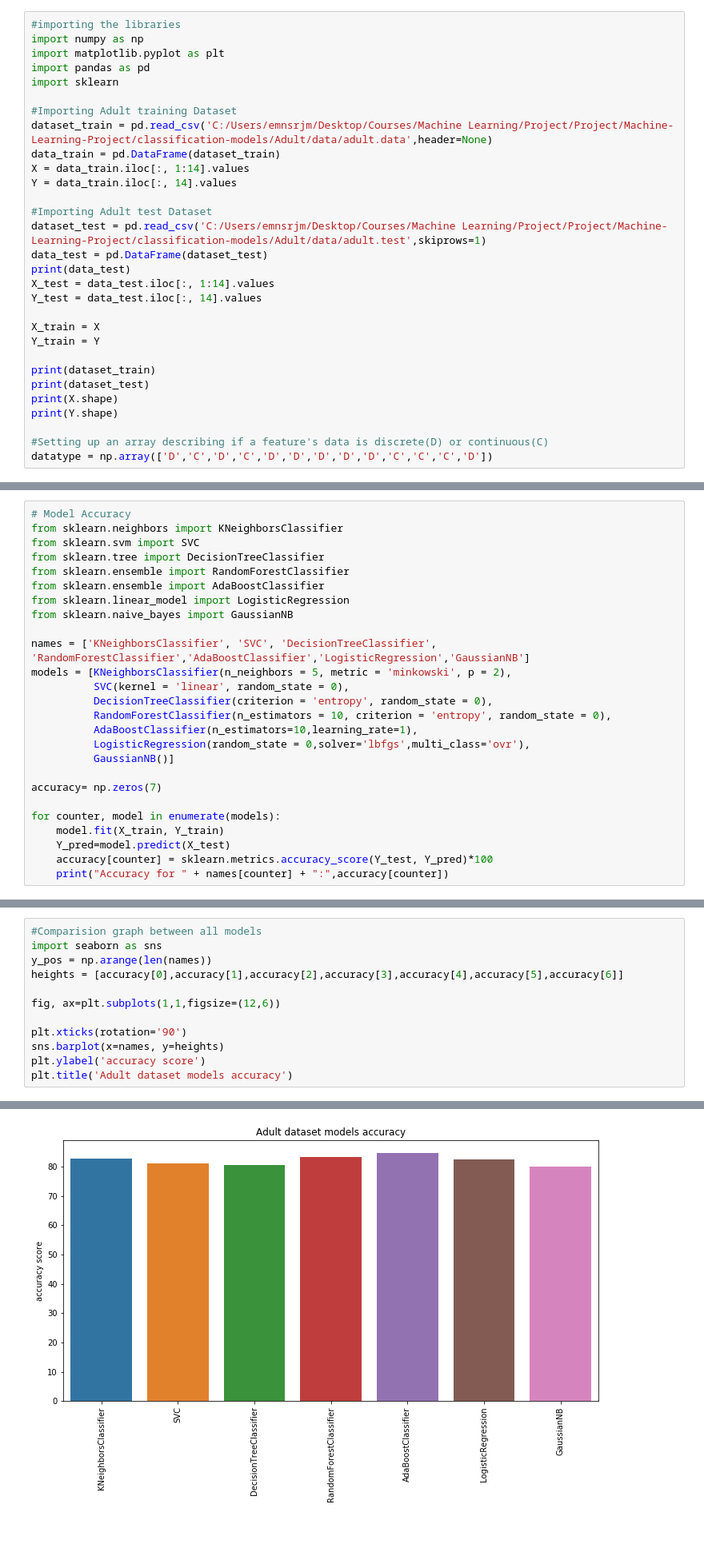
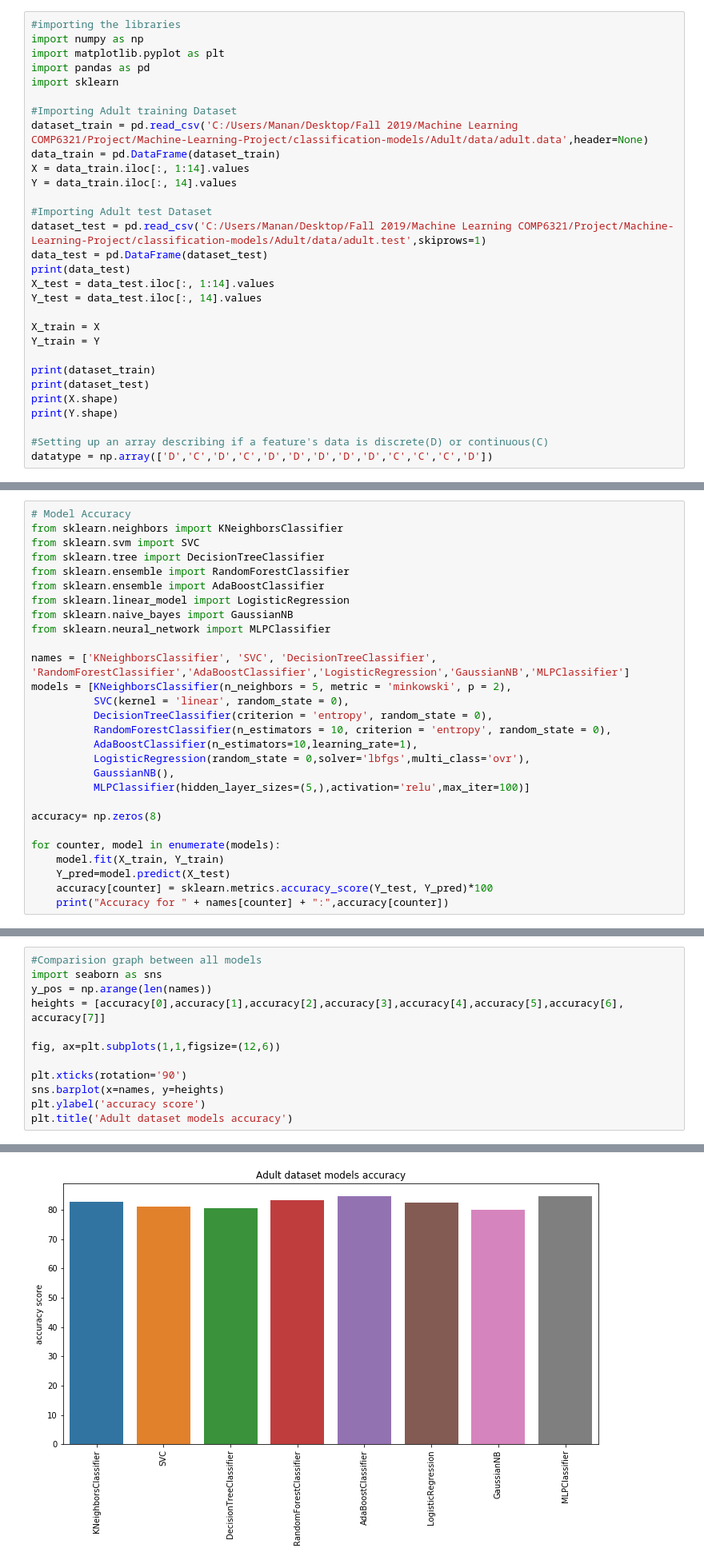
Before and after one commit to Mananp96/Machine-Learning-Models, a Jupyter notebook: classification-models/Adult/models/code.ipynb, the cells around one changed output, grey strips where cells are left out. Shown: that part at 80% size. Drawn from its saved outputs; the diff is of its cells as text; blank space fills up the shorter version.

Commit message:
MLP classifier added on Adult Dataset

```diff
--- a/classification-models/Adult/models/code.ipynb
+++ b/classification-models/Adult/models/code.ipynb
@@ -8,13 +8,13 @@ import pandas as pd
 import sklearn
 
 #Importing Adult training Dataset
-dataset_train = pd.read_csv('C:/Users/emnsrjm/Desktop/Courses/Machine Learning/Project/Project/Machine-Learning-Project/classification-models/Adult/data/adult.data',header=None)
+dataset_train = pd.read_csv('C:/Users/Manan/Desktop/Fall 2019/Machine Learning COMP6321/Project/Machine-Learning-Project/classification-models/Adult/data/adult.data',header=None)
 data_train = pd.DataFrame(dataset_train)
 X = data_train.iloc[:, 1:14].values
 Y = data_train.iloc[:, 14].values
 
 #Importing Adult test Dataset
-dataset_test = pd.read_csv('C:/Users/emnsrjm/Desktop/Courses/Machine Learning/Project/Project/Machine-Learning-Project/classification-models/Adult/data/adult.test',skiprows=1)
+dataset_test = pd.read_csv('C:/Users/Manan/Desktop/Fall 2019/Machine Learning COMP6321/Project/Machine-Learning-Project/classification-models/Adult/data/adult.test',skiprows=1)
 data_test = pd.DataFrame(dataset_test)
 print(data_test)
 X_test = data_test.iloc[:, 1:14].values
@@ -94,17 +94,19 @@ from sklearn.ensemble import RandomForestClassifier
 from sklearn.ensemble import AdaBoostClassifier
 from sklearn.linear_model import LogisticRegression
 from sklearn.naive_bayes import GaussianNB
+from sklearn.neural_network import MLPClassifier
 
-names = ['KNeighborsClassifier', 'SVC', 'DecisionTreeClassifier', 'RandomForestClassifier','AdaBoostClassifier','LogisticRegression','GaussianNB']
+names = ['KNeighborsClassifier', 'SVC', 'DecisionTreeClassifier', 'RandomForestClassifier','AdaBoostClassifier','LogisticRegression','GaussianNB','MLPClassifier']
 models = [KNeighborsClassifier(n_neighbors = 5, metric = 'minkowski', p = 2),
           SVC(kernel = 'linear', random_state = 0),
           DecisionTreeClassifier(criterion = 'entropy', random_state = 0),
           RandomForestClassifier(n_estimators = 10, criterion = 'entropy', random_state = 0),
           AdaBoostClassifier(n_estimators=10,learning_rate=1),
           LogisticRegression(random_state = 0,solver='lbfgs',multi_class='ovr'),
-          GaussianNB()]
+          GaussianNB(),
+          MLPClassifier(hidden_layer_sizes=(5,),activation='relu',max_iter=100)]
 
-accuracy= np.zeros(7)
+accuracy= np.zeros(8)
 
 for counter, model in enumerate(models):
     model.fit(X_train, Y_train)
@@ -122,15 +125,15 @@ Accuracy for GaussianNB: 80.03685503685503
 # %%
 #Comparision graph between all models
 import seaborn as sns
 y_pos = np.arange(len(names))
-heights = [accuracy[0],accuracy[1],accuracy[2],accuracy[3],accuracy[4],accuracy[5],accuracy[6]]
+heights = [accuracy[0],accuracy[1],accuracy[2],accuracy[3],accuracy[4],accuracy[5],accuracy[6], accuracy[7]]
 
 fig, ax=plt.subplots(1,1,figsize=(12,6))
 
 plt.xticks(rotation='90')
 sns.barplot(x=names, y=heights)
 plt.ylabel('accuracy score')
 plt.title('Adult dataset models accuracy')
 # %% [output]
 Text(0.5, 1.0, 'Adult dataset models accuracy')
-[figure, old version]
+[figure, new version]
```
Also changed, not shown: parts of 2 cells of this notebook, 1 other file.
